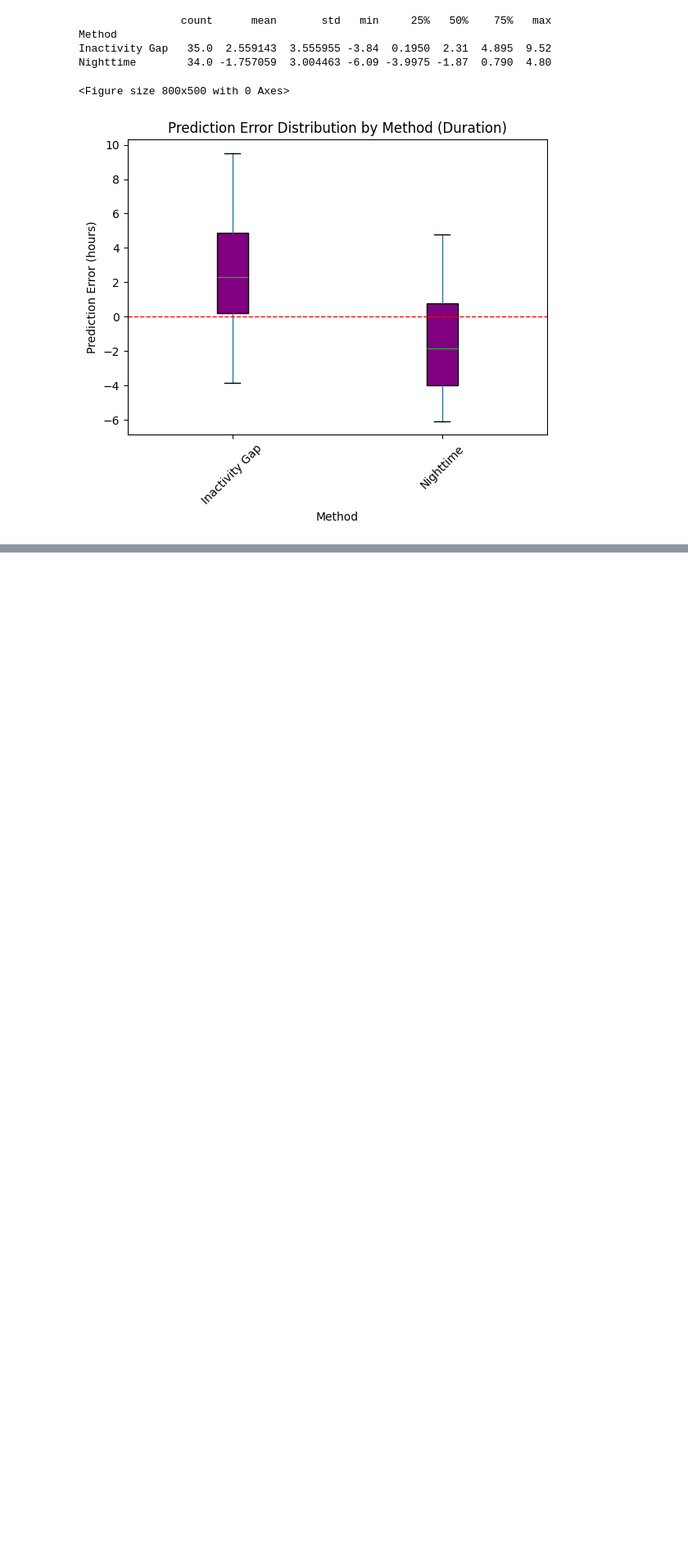
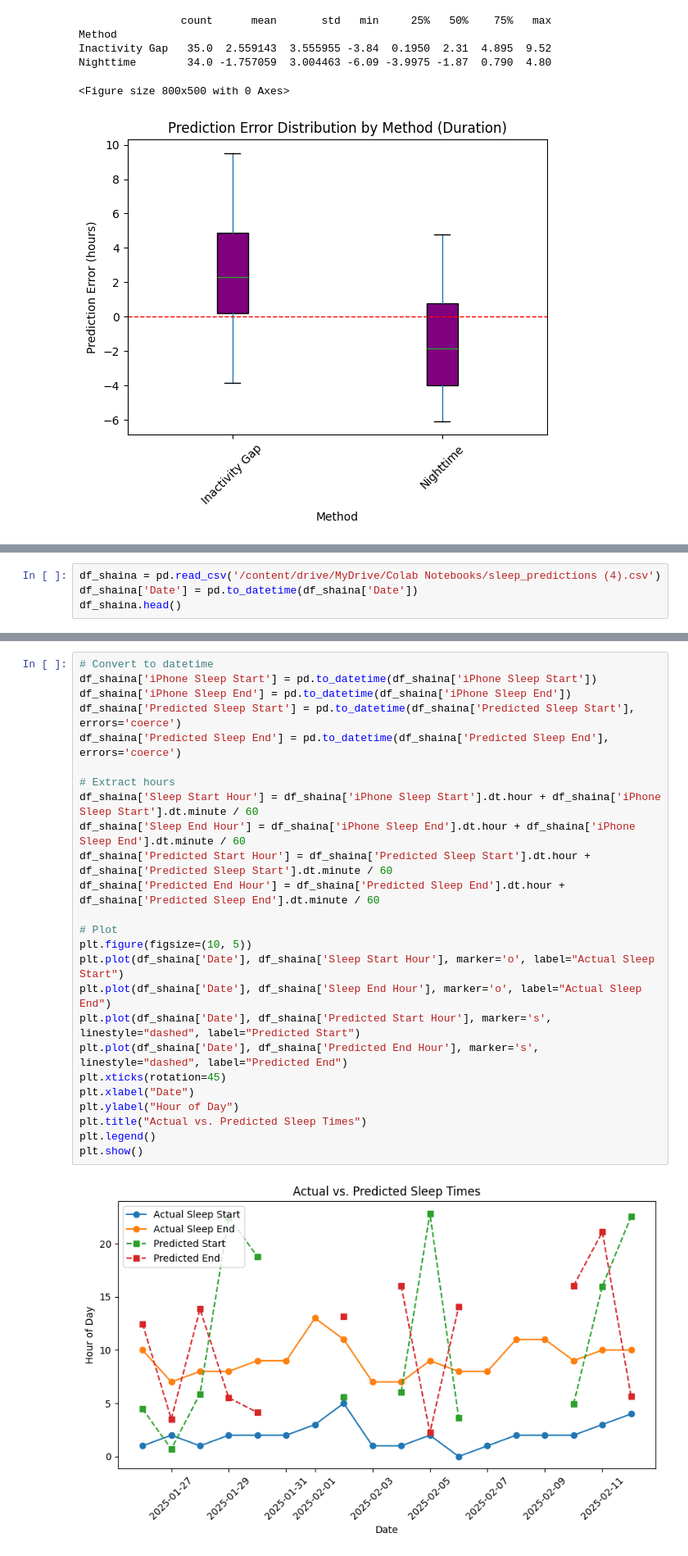
Before and after one commit to jellydaniellie/cs6501-project, a Jupyter notebook: DataVisualization.ipynb, the cells around one changed output, grey strips where cells are left out. Shown at 82% size. Drawn from its saved outputs; the diff is of its cells as text; blank space fills up the shorter version.

Commit message:
updated version of visualization

```diff
--- a/DataVisualization.ipynb
+++ b/DataVisualization.ipynb
@@ -174,0 +132,4 @@ plt.show()
+# %%
+df_shaina = pd.read_csv('/content/drive/MyDrive/Colab Notebooks/sleep_predictions (4).csv')
+df_shaina['Date'] = pd.to_datetime(df_shaina['Date'])
+df_shaina.head()
@@ -174,0 +143,27 @@ plt.show()
+# %%
+# Convert to datetime
+df_shaina['iPhone Sleep Start'] = pd.to_datetime(df_shaina['iPhone Sleep Start'])
+df_shaina['iPhone Sleep End'] = pd.to_datetime(df_shaina['iPhone Sleep End'])
+df_shaina['Predicted Sleep Start'] = pd.to_datetime(df_shaina['Predicted Sleep Start'], errors='coerce')
+df_shaina['Predicted Sleep End'] = pd.to_datetime(df_shaina['Predicted Sleep End'], errors='coerce')
+
+# Extract hours
+df_shaina['Sleep Start Hour'] = df_shaina['iPhone Sleep Start'].dt.hour + df_shaina['iPhone Sleep Start'].dt.minute / 60
+df_shaina['Sleep End Hour'] = df_shaina['iPhone Sleep End'].dt.hour + df_shaina['iPhone Sleep End'].dt.minute / 60
+df_shaina['Predicted Start Hour'] = df_shaina['Predicted Sleep Start'].dt.hour + df_shaina['Predicted Sleep Start'].dt.minute / 60
+df_shaina['Predicted End Hour'] = df_shaina['Predicted Sleep End'].dt.hour + df_shaina['Predicted Sleep End'].dt.minute / 60
+
+# Plot
+plt.figure(figsize=(10, 5))
+plt.plot(df_shaina['Date'], df_shaina['Sleep Start Hour'], marker='o', label="Actual Sleep Start")
+plt.plot(df_shaina['Date'], df_shaina['Sleep End Hour'], marker='o', label="Actual Sleep End")
+plt.plot(df_shaina['Date'], df_shaina['Predicted Start Hour'], marker='s', linestyle="dashed", label="Predicted Start")
+plt.plot(df_shaina['Date'], df_shaina['Predicted End Hour'], marker='s', linestyle="dashed", label="Predicted End")
+plt.xticks(rotation=45)
+plt.xlabel("Date")
+plt.ylabel("Hour of Day")
+plt.title("Actual vs. Predicted Sleep Times")
+plt.legend()
+plt.show()
+# %% [output]
+[figure, added]
```
Also changed, not shown: parts of 12 cells of this notebook.
